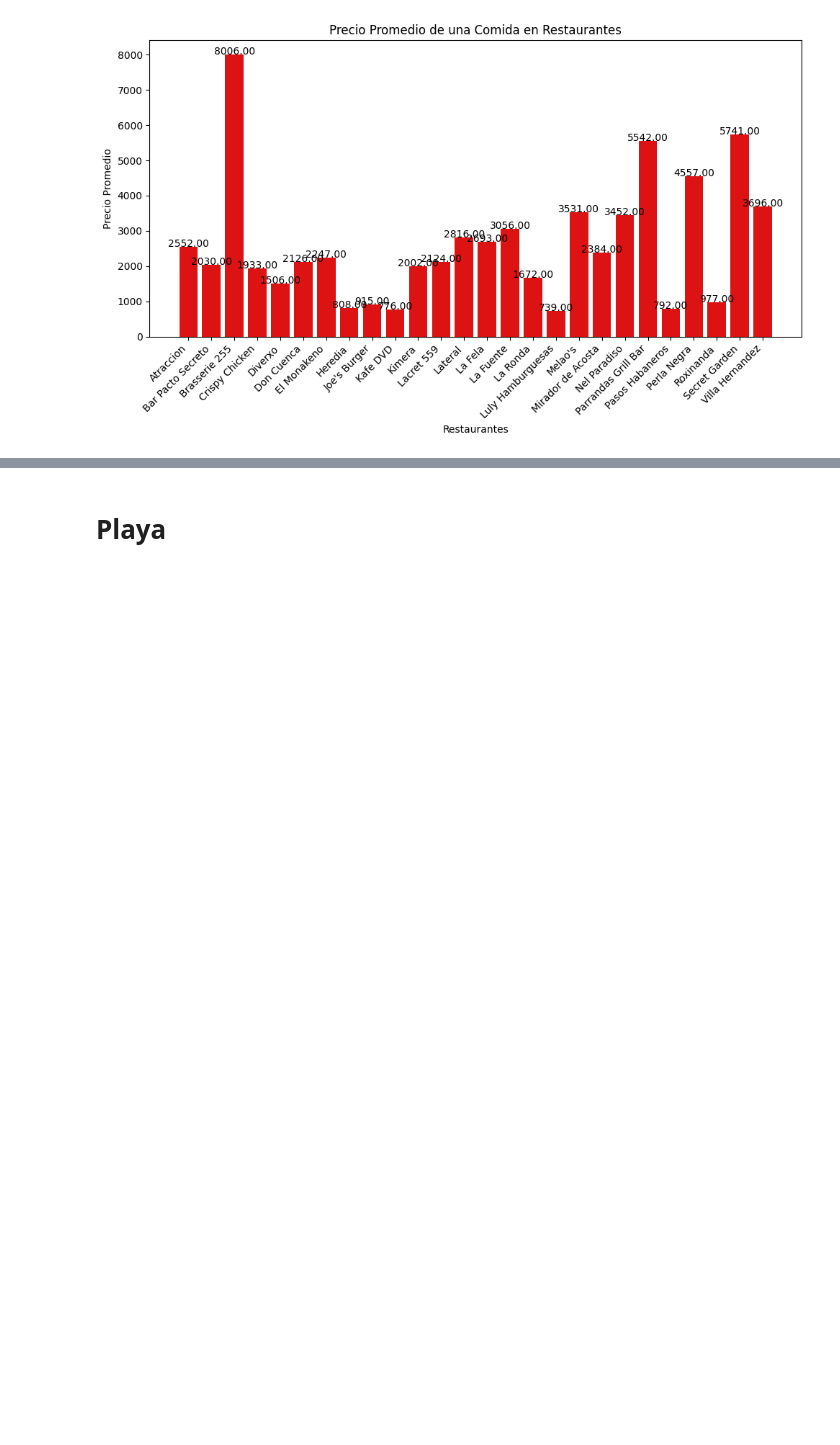
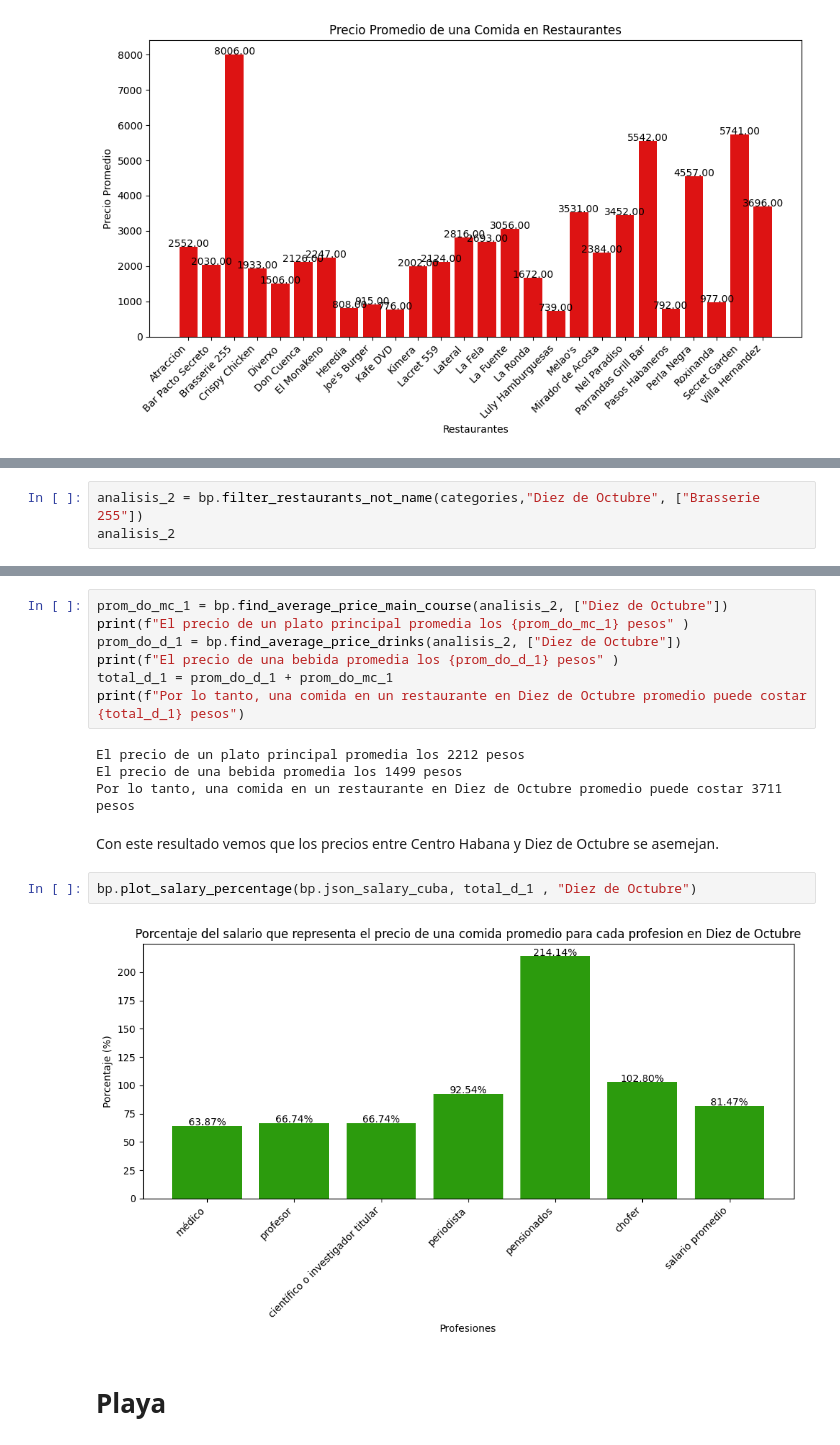
Before and after one commit to angie-rosquet/PROYECTEO-PRO-ICD, a Jupyter notebook: Un_Lujo_Para_El_Paladar.ipynb, the cells around one changed output, grey strips where cells are left out. Drawn from its saved outputs; the diff is of its cells as text; blank space fills up the shorter version.

```diff
--- a/Un_Lujo_Para_El_Paladar.ipynb
+++ b/Un_Lujo_Para_El_Paladar.ipynb
@@ -310,0 +332,3 @@ bp.plot_prom_prices_for_restaurants(rest, prom)
+# %%
+analisis_2 = bp.filter_restaurants_not_name(categories,"Diez de Octubre", ["Brasserie 255"])
+analisis_2
@@ -311,3 +353,20 @@ bp.plot_prom_prices_for_restaurants(rest, prom)
+# %%
+prom_do_mc_1 = bp.find_average_price_main_course(analisis_2, ["Diez de Octubre"])
+print(f"El precio de un plato principal promedia los {prom_do_mc_1} pesos" )
+prom_do_d_1 = bp.find_average_price_drinks(analisis_2, ["Diez de Octubre"])
+print(f"El precio de una bebida promedia los {prom_do_d_1} pesos" )
+total_d_1 = prom_do_d_1 + prom_do_mc_1
+print(f"Por lo tanto, una comida en un restaurante en Diez de Octubre promedio puede costar {total_d_1} pesos")
+# %% [output]
+El precio de un plato principal promedia los 2212 pesos
+El precio de una bebida promedia los 1499 pesos
+Por lo tanto, una comida en un restaurante en Diez de Octubre promedio puede costar 3711 pesos
+# %% [markdown]
+Con este resultado vemos que los precios entre Centro Habana y Diez de Octubre se asemejan.
+# %%
+bp.plot_salary_percentage(bp.json_salary_cuba, total_d_1 , "Diez de Octubre")
+# %% [output]
+[figure, added]
 # %% [markdown]
 # Playa
 # %%
```
Also changed, not shown: parts of 29 cells of this notebook, 5 other files.
